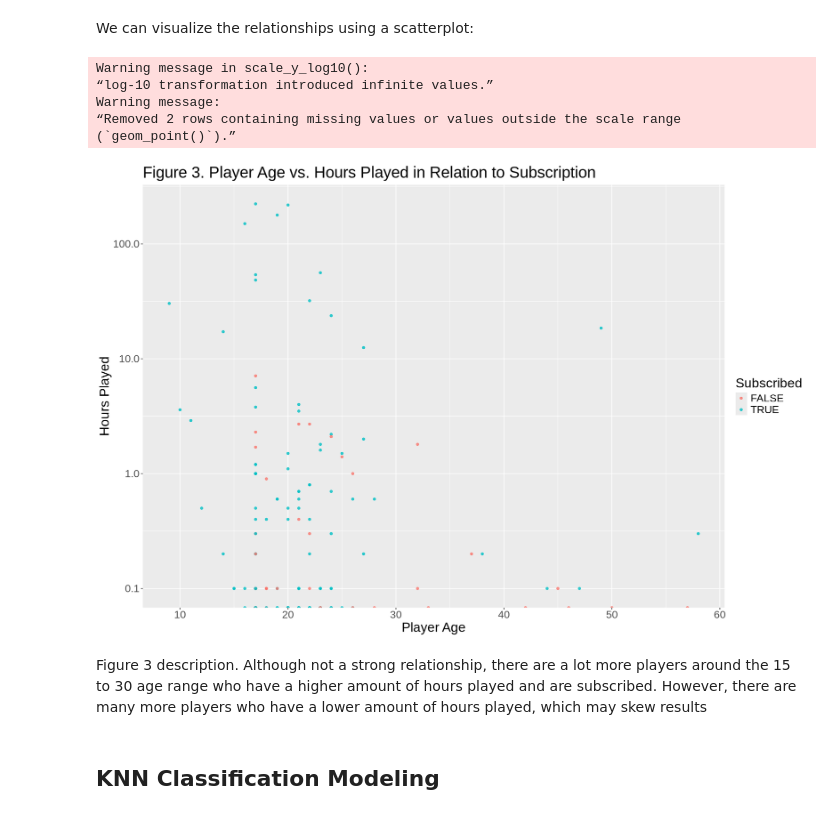
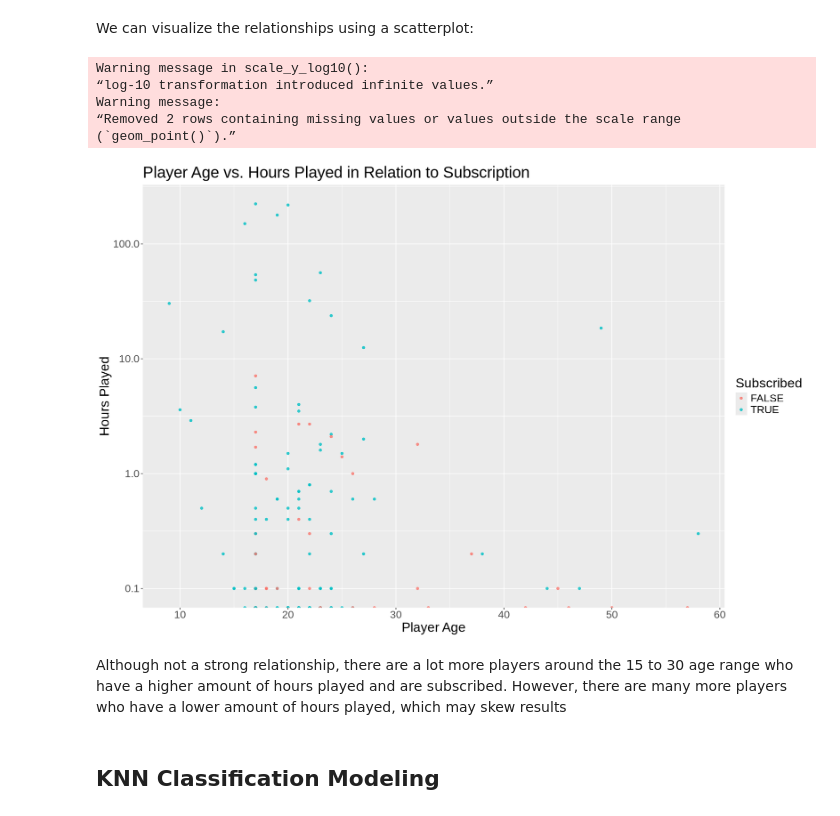
Before and after one commit to yunan-Deng/data_science_100_group33, a Jupyter notebook: Final Project Report.ipynb, the cells around one changed output. Saved outputs shown, nothing was run; the diff lists cells and outputs as text; code cells hidden in the pictures.

```diff
--- a/Final Project Report.ipynb
+++ b/Final Project Report.ipynb
@@ -161,20 +163,20 @@ We can visualize the relationships using a scatterplot:
 # %%
 players_relationship <- players_clean |>
     ggplot(aes(x = Age, y = played_hours, colour = subscribe)) +
     geom_point(alpha = 0.8) +
     scale_y_log10() +
-    labs(title = "Figure 3. Player Age vs. Hours Played in Relation to Subscription", x = "Player Age", y = "Hours Played", colour = "Subscribed") +
+    labs(title = "Player Age vs. Hours Played in Relation to Subscription", x = "Player Age", y = "Hours Played", colour = "Subscribed") +
     theme(text = element_text(size = 20))
 players_relationship
 # %% [output]
 Warning message in scale_y_log10():
 “log-10 transformation introduced infinite values.”
 Warning message:
 “Removed 2 rows containing missing values or values outside the scale range
 (`geom_point()`).”
-[figure, old version]
+[figure, new version]
 # %% [markdown]
-Figure 3 description. Although not a strong relationship, there are a lot more players around the 15 to 30 age range who have a higher amount of hours played and are subscribed. However, there are many more players who have a lower amount of hours played, which may skew results
+Although not a strong relationship, there are a lot more players around the 15 to 30 age range who have a higher amount of hours played and are subscribed. However, there are many more players who have a lower amount of hours played, which may skew results
 # %% [markdown]
 ## KNN Classification Modeling
 # %% [markdown]
```
Also changed, not shown: parts of 7 cells of this notebook.
